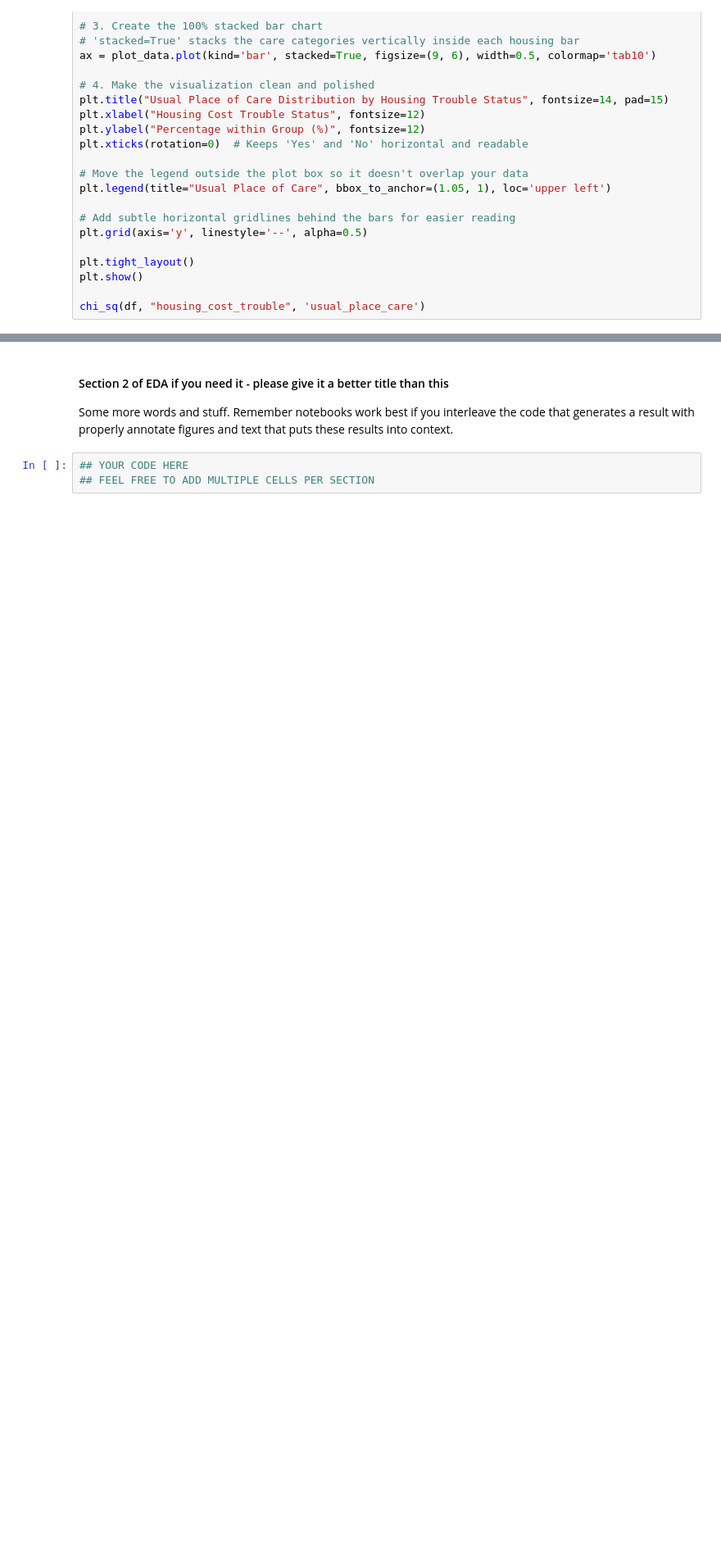
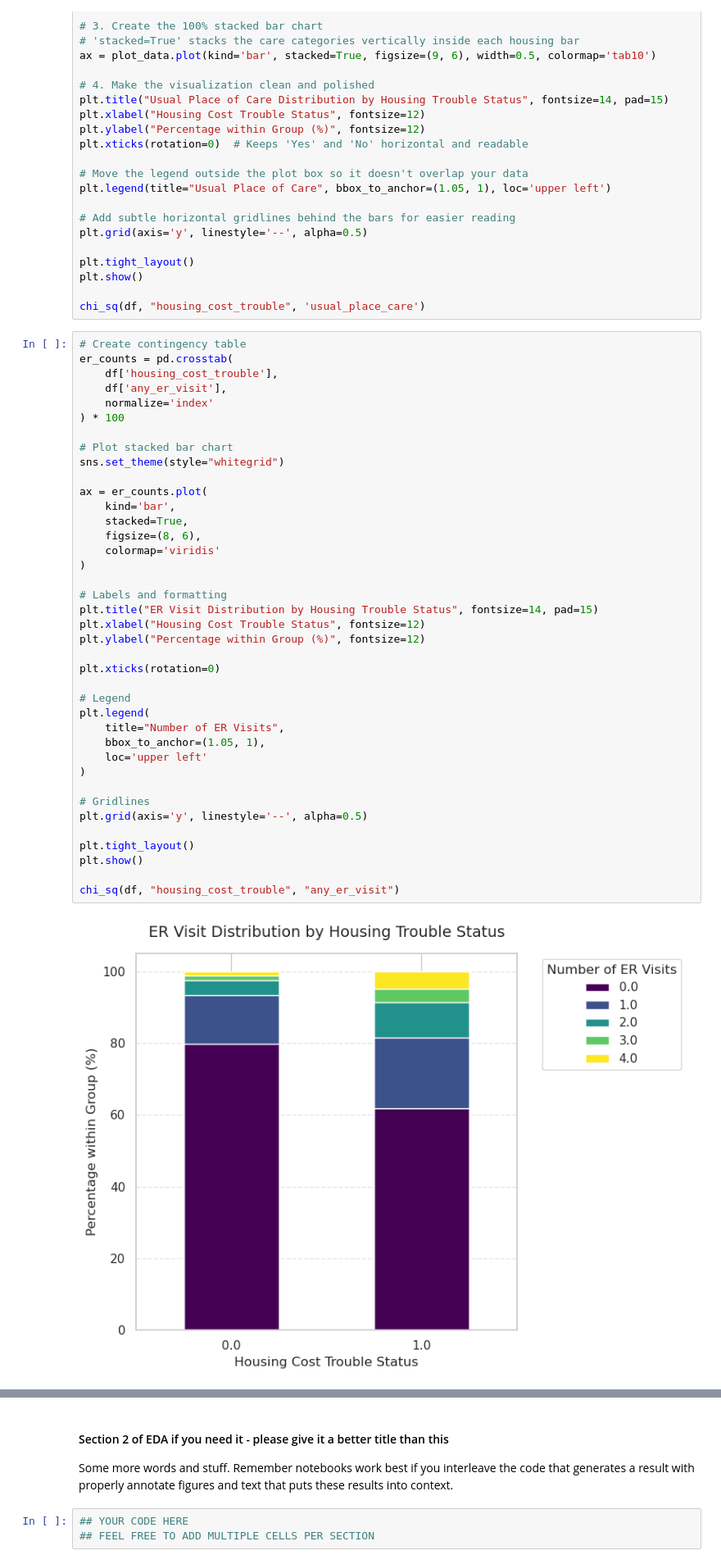
Before and after one commit to COGS108/Group-SP26-079, a Jupyter notebook: 02-EDACheckpoint.ipynb, the cells around one changed output, grey strips where cells are left out. Shown at 82% size. Cells and saved outputs as stored; diff of their text form; blank space fills up the shorter version.

```diff
--- a/02-EDACheckpoint.ipynb
+++ b/02-EDACheckpoint.ipynb
@@ -346,3 +353,44 @@ plt.tight_layout()
 plt.show()
 
 chi_sq(df, "housing_cost_trouble", 'usual_place_care')
+# %%
+# Create contingency table
+er_counts = pd.crosstab(
+    df['housing_cost_trouble'],
+    df['any_er_visit'],
+    normalize='index'
+) * 100
+
+# Plot stacked bar chart
+sns.set_theme(style="whitegrid")
+
+ax = er_counts.plot(
+    kind='bar',
+    stacked=True,
+    figsize=(8, 6),
+    colormap='viridis'
+)
+
+# Labels and formatting
+plt.title("ER Visit Distribution by Housing Trouble Status", fontsize=14, pad=15)
+plt.xlabel("Housing Cost Trouble Status", fontsize=12)
+plt.ylabel("Percentage within Group (%)", fontsize=12)
+
+plt.xticks(rotation=0)
+
+# Legend
+plt.legend(
+    title="Number of ER Visits",
+    bbox_to_anchor=(1.05, 1),
+    loc='upper left'
+)
+
+# Gridlines
+plt.grid(axis='y', linestyle='--', alpha=0.5)
+
+plt.tight_layout()
+plt.show()
+
+chi_sq(df, "housing_cost_trouble", "any_er_visit")
+# %% [output]
+[figure, added]
```
Also changed, not shown: parts of 6 cells of this notebook.
